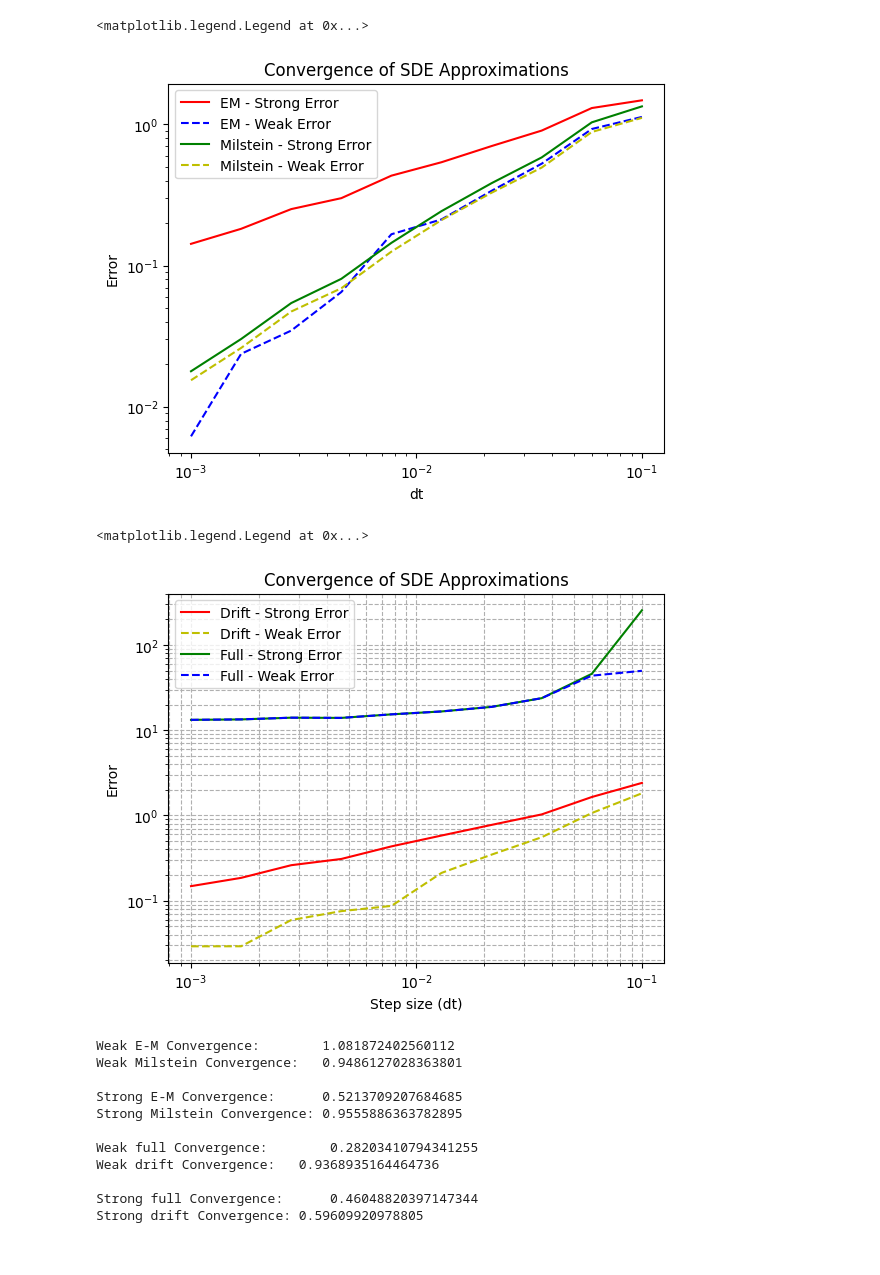
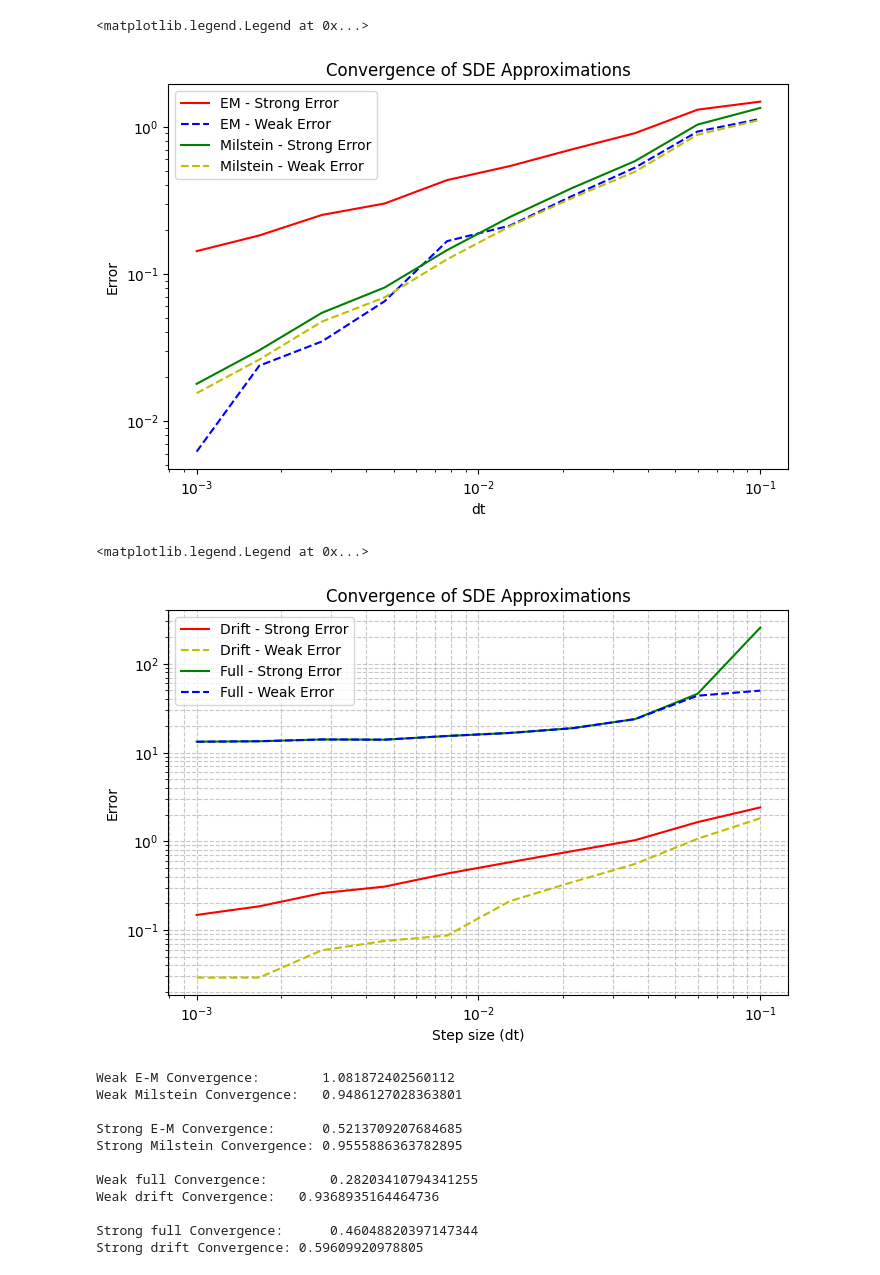
Before and after one commit to abhirao-03/stochastic-resonance, a Jupyter notebook: results/convergence_tester.ipynb, the cells around one changed output. Cells and saved outputs as stored; diff of their text form; code cells hidden in the pictures.

Commit message:
Resizing figure

```diff
--- a/results/convergence_tester.ipynb
+++ b/results/convergence_tester.ipynb
@@ -159,18 +159,20 @@ for Dt in tqdm(dt_grid):
     weak_err_drift.append( np.max(np.abs(Y_sum - Xdrift_sum) / mc) )
     weak_err_full.append( np.max(np.abs(Y_sum - Xfull_sum) / mc) )
 # %%
+plt.figure(figsize=(8, 5))
 plt.loglog(dt_grid, str_err_em, label="EM - Strong Error",color='r')
 plt.loglog(dt_grid, weak_err_em, label="EM - Weak Error",color='b',ls='--')
 plt.loglog(dt_grid, str_err_mil, label="Milstein - Strong Error",color='g')
 plt.loglog(dt_grid, weak_err_mil, label="Milstein - Weak Error",color='y',ls='--')
 plt.title('Convergence of SDE Approximations')
 plt.xlabel('dt')
 plt.ylabel('Error')
 plt.legend(loc=2)
 # %% [output]
 <matplotlib.legend.Legend at 0x...>
-[figure, old version]
+[figure, new version]
 # %%
+plt.figure(figsize=(8, 5))
 plt.loglog(dt_grid, str_err_drift, label="Drift - Strong Error",color='r')
 plt.loglog(dt_grid, weak_err_drift, label="Drift - Weak Error",color='y',ls='--')
 plt.loglog(dt_grid, str_err_full, label="Full - Strong Error",color='g')
@@ -178,11 +180,11 @@ plt.loglog(dt_grid, weak_err_full, label="Full - Weak Error",color='b',ls='--')
 plt.title('Convergence of SDE Approximations')
 plt.xlabel('Step size (dt)')
 plt.ylabel('Error')
-plt.grid(which='both', ls='--')
+plt.grid(which='both', ls='--', alpha=0.7)
 plt.legend(loc=2)
 # %% [output]
 <matplotlib.legend.Legend at 0x...>
-[figure, old version]
+[figure, new version]
 # %%
 # Rate of convergences
 
```
Also changed, not shown: parts of 1 cell of this notebook, 1 other file.
